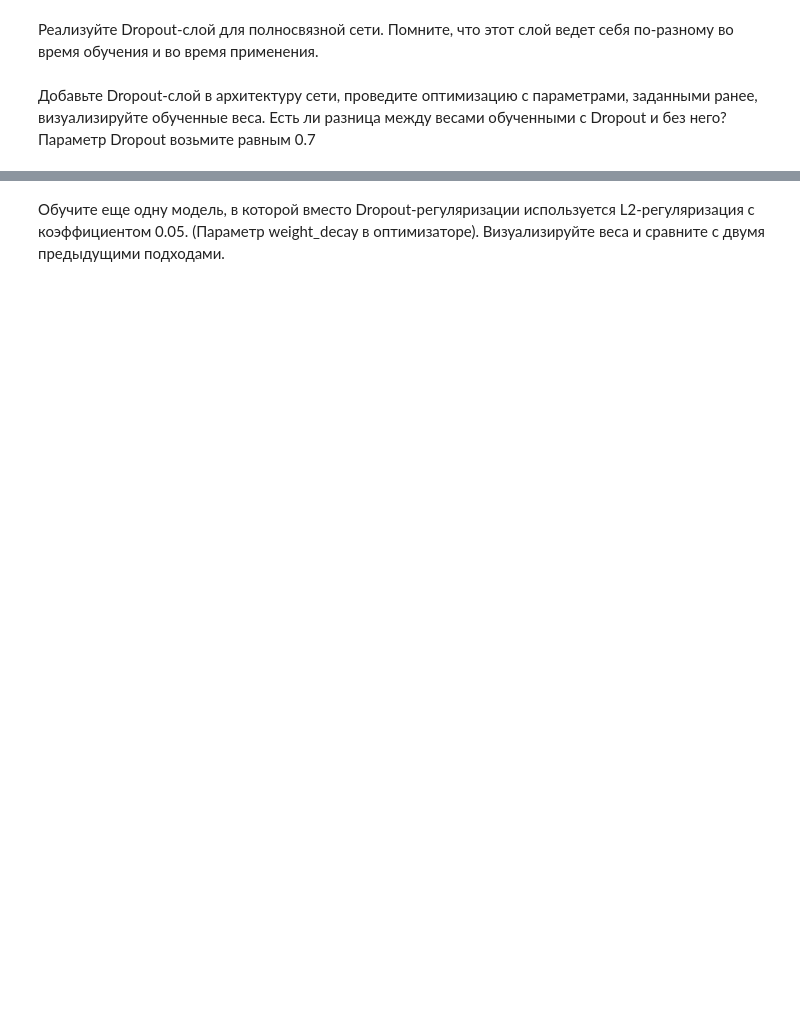
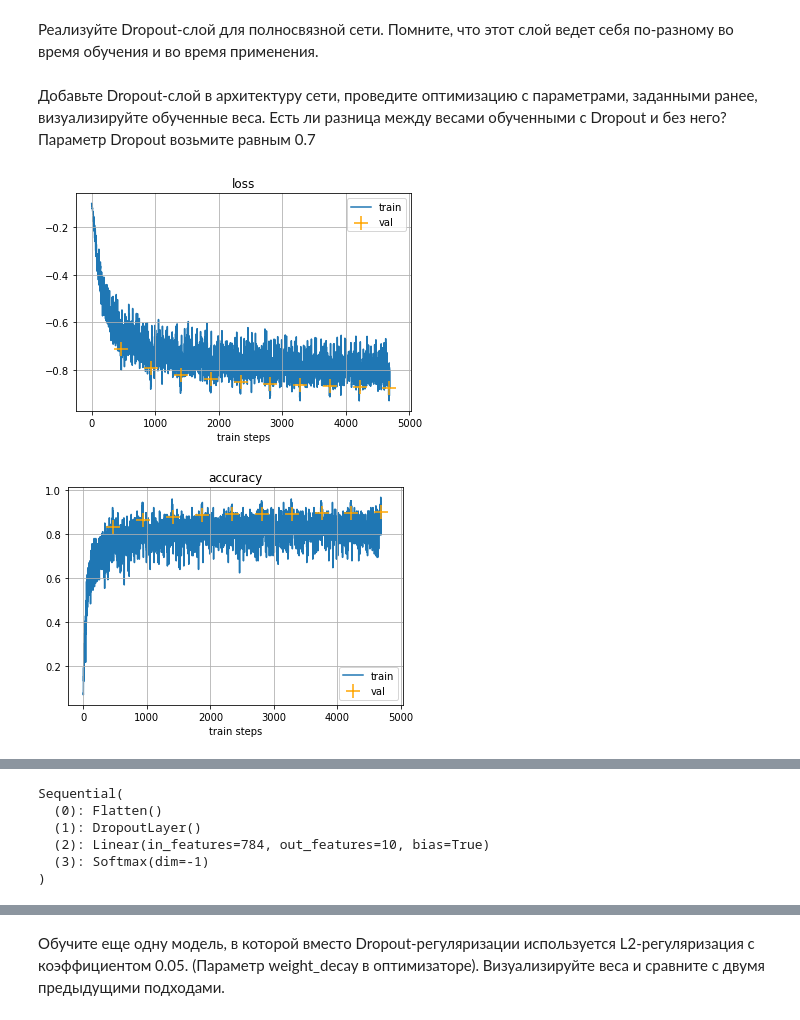
Before and after one commit to Mikhail-off/DL-2019, a Jupyter notebook: Seminars/04/DL19-fall-seminar4.ipynb, the cells around one changed output, grey strips where cells are left out. Cells and saved outputs as stored; diff of their text form; code cells hidden in the pictures; blank space fills up the shorter version.

Commit message:
Dropout layer

```diff
--- a/Seminars/04/DL19-fall-seminar4.ipynb
+++ b/Seminars/04/DL19-fall-seminar4.ipynb
@@ -146,15 +174,23 @@ for i in range(10):
 # %% [markdown]
 Реализуйте Dropout-слой для полносвязной сети. Помните, что этот слой ведет себя по-разному во время обучения и во время применения.
-# %%
-class DropoutLayer(nn.Module):
-    def __init__(self, p):
-        super().__init__()
-        #<your code>
-
-    def forward(self, input):
-        if self.training:
-            #<your code>
-        else:
-            #<your code>
+# %%
+class DropoutLayer(nn.Module):
+    def __init__(self, p):
+        super().__init__()
+        self._prob = p
+        self._scale = 1 / ( 1 - self._prob)
+
+    def forward(self, inp):
+        if self.training:
+            return self.__train_mode(inp)
+        else:
+            return inp
+    def __train_mode(self, inp):
+        probs = torch.full(size=inp.size(), fill_value=(1 - self._prob))
+        dist = torch.distributions.Bernoulli(probs)
+        mask = dist.sample()
+        if inp.is_cuda:
+            mask = mask.cuda()
+        return inp * mask * self._scale
 # %% [markdown]
 Добавьте Dropout-слой в архитектуру сети, проведите оптимизацию с параметрами, заданными ранее, визуализируйте обученные веса. Есть ли разница между весами обученными с Dropout и без него? Параметр Dropout возьмите равным 0.7
@@ -165,3 +197,15 @@ modelDp = nn.Sequential(
+# %%
+modelDp = nn.Sequential(
+    Flatten(),
+    DropoutLayer(0.7),
+    nn.Linear(input_size, num_classes),
+    nn.Softmax(dim=-1)
+    )
 # %%
 opt = torch.optim.Adam(modelDp.parameters(), lr=0.0005)
+modelDp.cuda()
 train(modelDp, opt, 10)
+modelDp.cpu()
+# %% [output]
+[figure, added]
+[figure, added]
@@ -168 +213,7 @@ train(modelDp, opt, 10)
+Sequential(
+  (0): Flatten()
+  (1): DropoutLayer()
+  (2): Linear(in_features=784, out_features=10, bias=True)
+  (3): Softmax(dim=-1)
+)
 # %%
```
Also changed, not shown: parts of 11 cells of this notebook.
